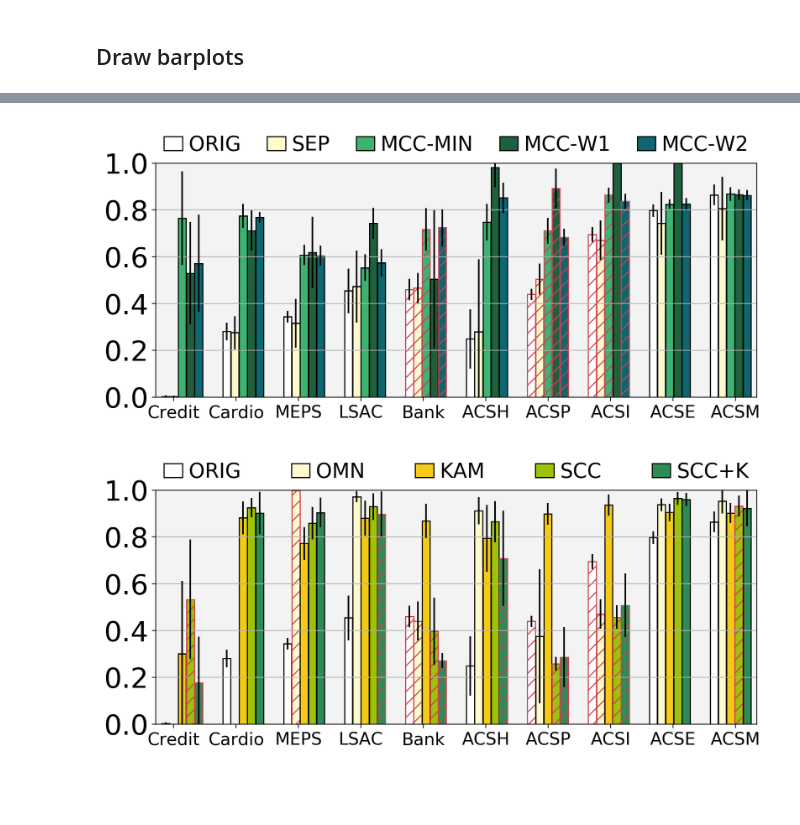
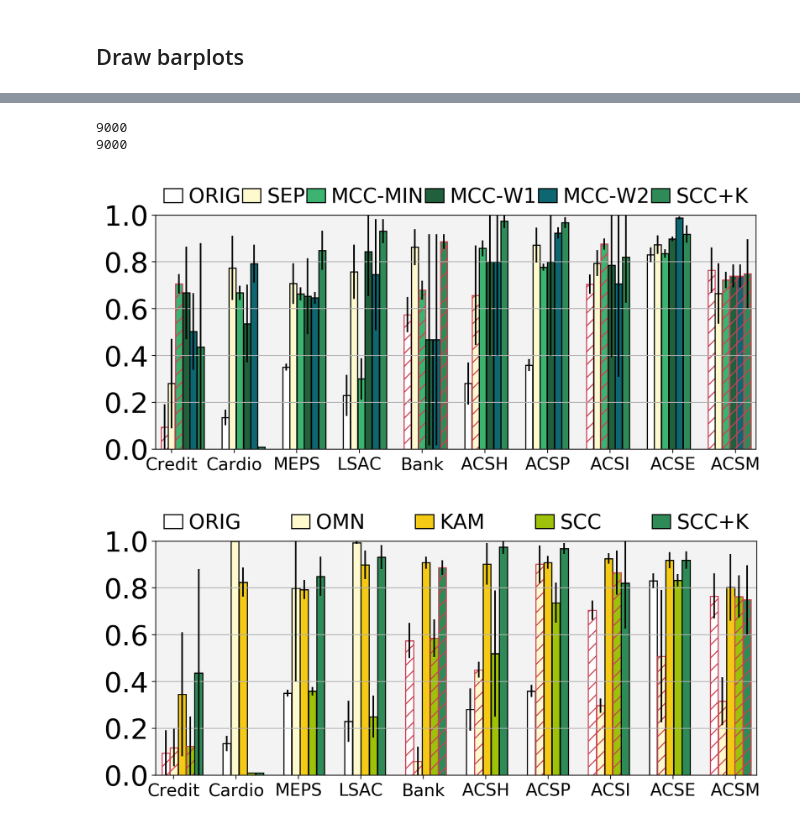
Before and after one commit to KeYang0923/NonInvasiveTool4FairML, a Jupyter notebook: Visualize_SingleCC_MultiCC.ipynb, the cells around one changed output, grey strips where cells are left out. Cells and saved outputs as stored; diff of their text form; code cells hidden in the pictures; blank space fills up the shorter version.

```diff
--- a/Visualize_SingleCC_MultiCC.ipynb
+++ b/Visualize_SingleCC_MultiCC.ipynb
@@ -14,7 +14,7 @@ from TrainMLModels import read_json, make_folder
 # %% [markdown]
 ## Read results from disc
 # %%
-eval_path='intermediate/evals/'
+eval_path='eval/'
 # data_name = 'lsac'
 # temp_df = pd.read_csv(eval_path+'res-{}.csv'.format(data_name))
 # temp_df.head()
@@ -52,8 +52,7 @@ def add_vis_flag(x):
     else:# other metrics
         return 0
 # %%
-seeds = [1, 12345, 6, 2211, 15, 88, 121, 433, 500, 1121, 50, 583, 5278, 100000, 0xbeef, 0xcafe, 0xdead, 0xdeadcafe,
-             0xdeadbeef, 0xbeefcafe]
+seeds = [1, 12345, 6, 2211, 15]
 models = ['LR', 'TR']
 
 datasets = ['lsac', 'cardio', 'bank', 'meps16', 'credit', 'ACSE', 'ACSP', 'ACSH', 'ACSM', 'ACSI']
@@ -270,41 +305,46 @@ def bar_plots(df, output_name, vis_datasets, vis_metric, vis_settings,
+# %%
+eval_df['model'] = eval_df['model'].apply(lambda x: x.upper())
 # %%
 plot_path = 'intermediate/plots/'
 exp_datasets = ['credit', 'cardio', 'meps16', 'lsac', 'bank', 'ACSH', 'ACSP', 'ACSI', 'ACSE', 'ACSM']
 exp_ticks = ['Credit', 'Cardio', 'MEPS', 'LSAC', 'Bank', 'ACSH', 'ACSP', 'ACSI', 'ACSE', 'ACSM']
 
-mcc_setttings = ['ORIG', 'SEP', 'MCC-MIN', 'MCC-W1', 'MCC-W2']
-mcc_legends = ['ORIG', 'SEP', 'MCC-MIN', 'MCC-W1', 'MCC-W2']
-mcc_colors = ['#ffffff', '#fffacd', '#3cb371','#20603d', '#0e6670']
+mcc_setttings = ['ORIG', 'SEP', 'MCC-MIN', 'MCC-W1', 'MCC-W2', 'SCC-KAM']
+mcc_legends = ['ORIG', 'SEP', 'MCC-MIN', 'MCC-W1', 'MCC-W2', 'SCC+K']
+mcc_colors = ['#ffffff', '#fffacd', '#3cb371','#20603d', '#0e6670', '#2e8b57']
 
-scc_settings = ['ORIG', 'OMNONE', 'KAMONE', 'SCCONE', 'SCCKAM']
+scc_settings = ['ORIG', 'OMN-ONE', 'KAM-ONE', 'SCC-ONE', 'SCC-KAM']
 scc_legends = ['ORIG', 'OMN', 'KAM', 'SCC', 'SCC+K']
 scc_colors = ['#ffffff', '#fffacd', '#f4ca16', '#9dc209', '#2e8b57']
 
 eval_metrics = ['BalAcc', 'DI', 'AvgOddsDiff', 'EQDiff', 'FPRDiff', 'FNRDiff', 'ERRDiff']
 
 for model_name in models[:1]:
     if model_name == 'TR':
         scc_colors = ['#ffffff', '#fffacd', '#ffc0cb', '#f4ca16', '#9dc209', '#2e8b57'] # '#ffdab9', '#006400'
+        scc_settings = ['ORIG', 'OMN-ONE', 'CAP-ONE', 'KAM-ONE', 'SCC-ONE', 'SCC-KAM']
         scc_legends = ['ORIG', 'OMM', 'CAP', 'KAM', 'SCC', 'SCC+K']
-        scc_settings = ['ORIG', 'OMNONE', 'CAPONE', 'KAMONE', 'SCCONE', 'SCCKAM']
-        x_tick_sets = [6.3, 7.2]
+
+        x_tick_sets = [7.2, 7.2]
     else:
-        x_tick_sets = [6.3, 6.3]
+        x_tick_sets = [7.2, 6.3]
     vis_df = eval_df.query('model=="{}"'.format(model_name))
     exp_path = plot_path+model_name+'/'
 #     make_folder(exp_path)
 
     for settings_i, colors_i, setting_name, legend_i, x_tick_set in zip([mcc_setttings, scc_settings], [mcc_colors, scc_colors], ['multi', 'single'], [mcc_legends, scc_legends], x_tick_sets):
-
+        print(vis_df.shape[0])
         for exp_metric in eval_metrics[1:2]:
             output_name = '{}{}-{}-{}.png'.format(exp_path, model_name, setting_name, exp_metric)
             bar_plots(vis_df, output_name, exp_datasets, exp_metric, settings_i, x_ticks=exp_ticks, colors=colors_i,
                       legend_names=legend_i, x_tick_offset=x_tick_set,
                       legend_col=len(settings_i),
                       save_to_disc=False)
 # %% [output]
+9000
+9000
-[figure, old version]
+[figure, new version]
-[figure, old version]
+[figure, new version]
 # %%
 
 # exp_name = 'lr'
```
Also changed, not shown: parts of 7 cells of this notebook, 6 other files.
